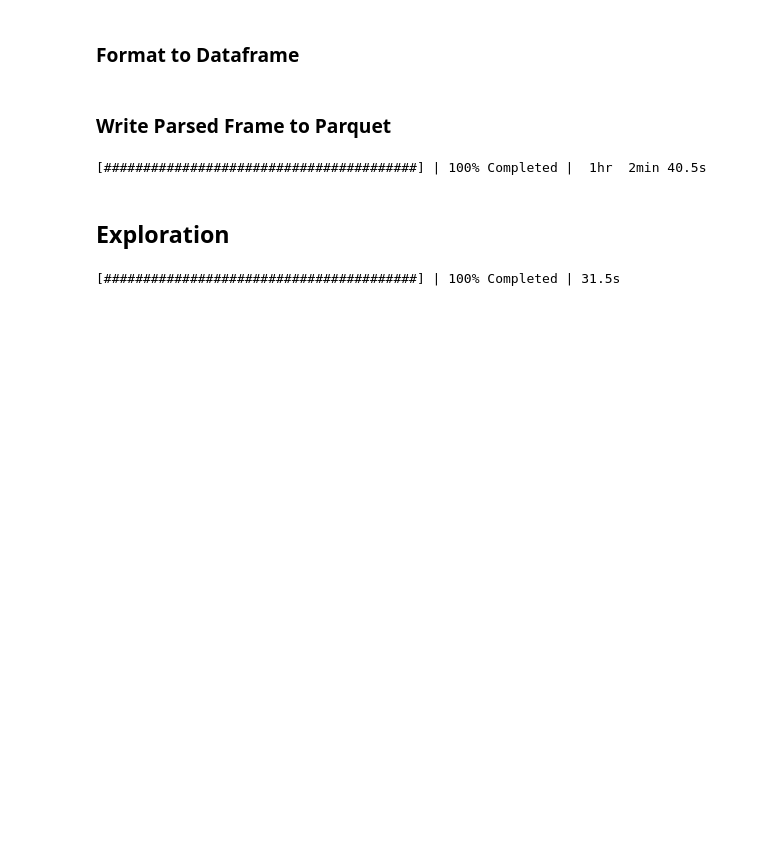
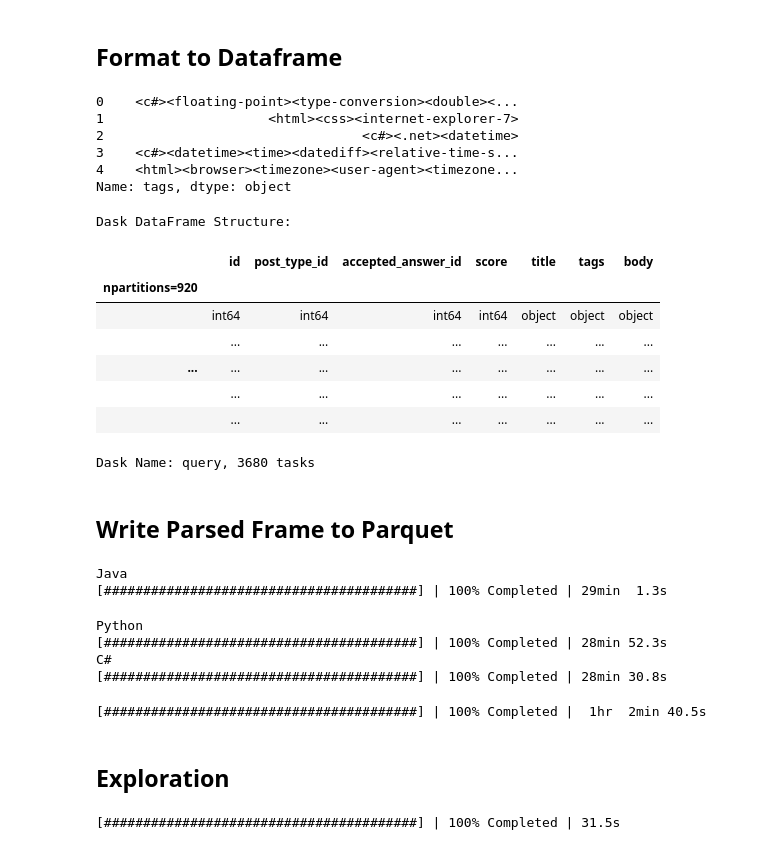
Before and after one commit to Parry-Parry/Level-4-Project, a Jupyter notebook: dataset_prep/dataset_explore.ipynb, the cells around one changed output. Drawn from its saved outputs; the diff is of its cells as text; code cells hidden in the pictures; blank space fills up the shorter version.

```diff
--- a/dataset_prep/dataset_explore.ipynb
+++ b/dataset_prep/dataset_explore.ipynb
@@ -50,12 +61,10 @@ def extract_posts_columns(line):
         'id': extract_column_value(l, 'Id', int),
         'post_type_id': extract_column_value(l, 'PostTypeId', int),
         'accepted_answer_id': extract_column_value(l, 'AcceptedAnswerId', int),
-        'creation_date': extract_column_value(l, 'CreationDate', str_to_datetime),
         'score': extract_column_value(l, 'Score', int),
-        'view_count': extract_column_value(l, 'ViewCount', int),
         'title': extract_column_value(l, 'Title', str),
         'tags': extract_column_value(l, 'Tags', str),
-        'body': extract_column_value(l, 'Body', str),
+        'body': extract_column_value(l, 'Body', str)
     }
     return row
 
@@ -72,7 +81,7 @@ def extract_column_value(line, col_name, cast_type=str):
 
     return cast_type(match[1]) if match is not None else null_value
 # %% [markdown]
-### Format to Dataframe
+## Format to Dataframe
 # %%
 posts = posts_rows.map(extract_posts_columns)\
     .filter(lambda r: r['tags'] is not None)\
@@ -79,0 +93,23 @@ posts = posts_rows.map(extract_posts_columns)\
+# %%
+posts['tags'].head(5)
+# %% [output]
+0    <c#><floating-point><type-conversion><double><...
+1                     <html><css><internet-explorer-7>
+2                                 <c#><.net><datetime>
+3    <c#><datetime><time><datediff><relative-time-s...
+4    <html><browser><timezone><user-agent><timezone...
+Name: tags, dtype: object
+# %%
+java = posts.query("tags.str.contains('java')")#.compute()
+# %%
+java
+# %% [output]
+Dask DataFrame Structure:
+|  | id | post_type_id | accepted_answer_id | score | title | tags | body |
+| npartitions=920 |  |  |  |  |  |  |  |
+|  | int64 | int64 | int64 | int64 | object | object | object |
+|  | ... | ... | ... | ... | ... | ... | ... |
+| ... | ... | ... | ... | ... | ... | ... | ... |
+|  | ... | ... | ... | ... | ... | ... | ... |
+|  | ... | ... | ... | ... | ... | ... | ... |
+Dask Name: query, 3680 tasks
@@ -80,5 +120,27 @@ posts = posts_rows.map(extract_posts_columns)\
 # %% [markdown]
-### Write Parsed Frame to Parquet
+## Write Parsed Frame to Parquet
+# %%
+with ProgressBar():
+    print('Java')
+    java.repartition(npartitions=100)\
+        .to_parquet('D:\PROJECT\dataset_select\java.parq', engine='fastparquet', compression='snappy')
+# %% [output]
+Java
+[########################################] | 100% Completed | 29min  1.3s
+# %%
+with ProgressBar():
+    print('Python')
+    python.repartition(npartitions=100)\
+        .to_parquet('D:\PROJECT\dataset_select\python.parq', engine='fastparquet', compression='snappy')
+with ProgressBar():
+    print('C#')
+    c.repartition(npartitions=100)\
+        .to_parquet('D:\PROJECT\dataset_select\c.parq', engine='fastparquet', compression='snappy')
+# %% [output]
+Python
+[########################################] | 100% Completed | 28min 52.3s
+C#
+[########################################] | 100% Completed | 28min 30.8s
 # %%
 with ProgressBar():
     posts.repartition(npartitions=100)\
```
Also changed, not shown: parts of 9 cells of this notebook, 3 other files.
